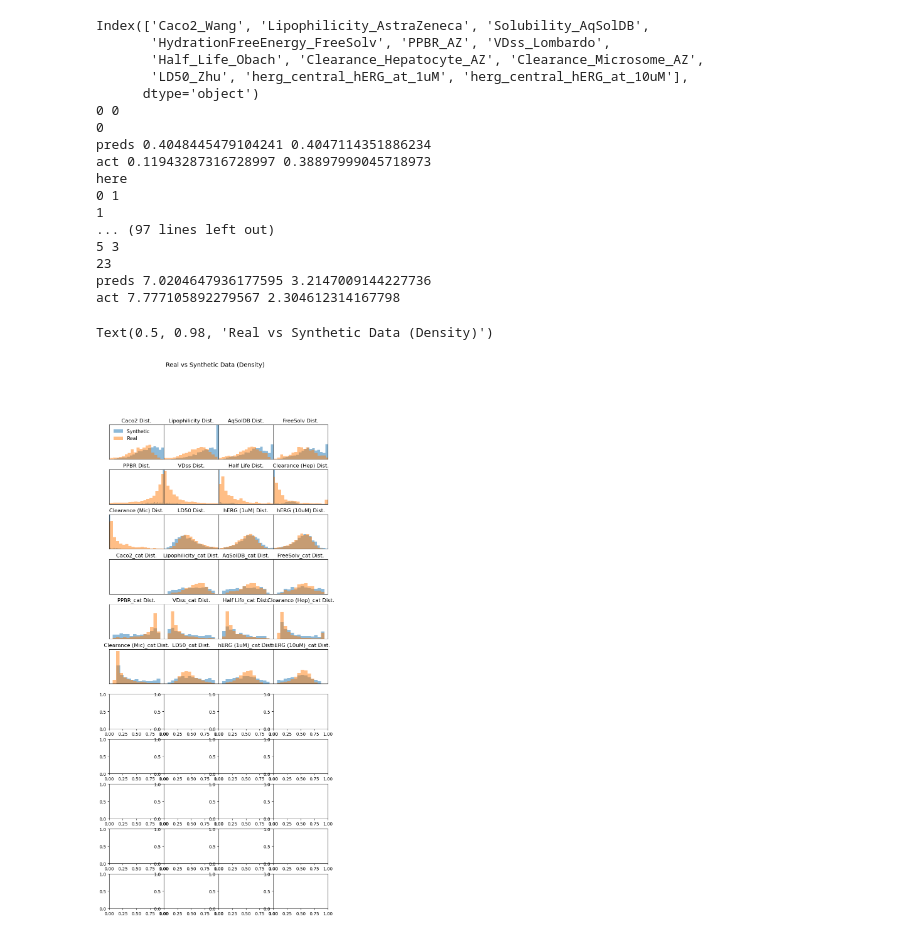
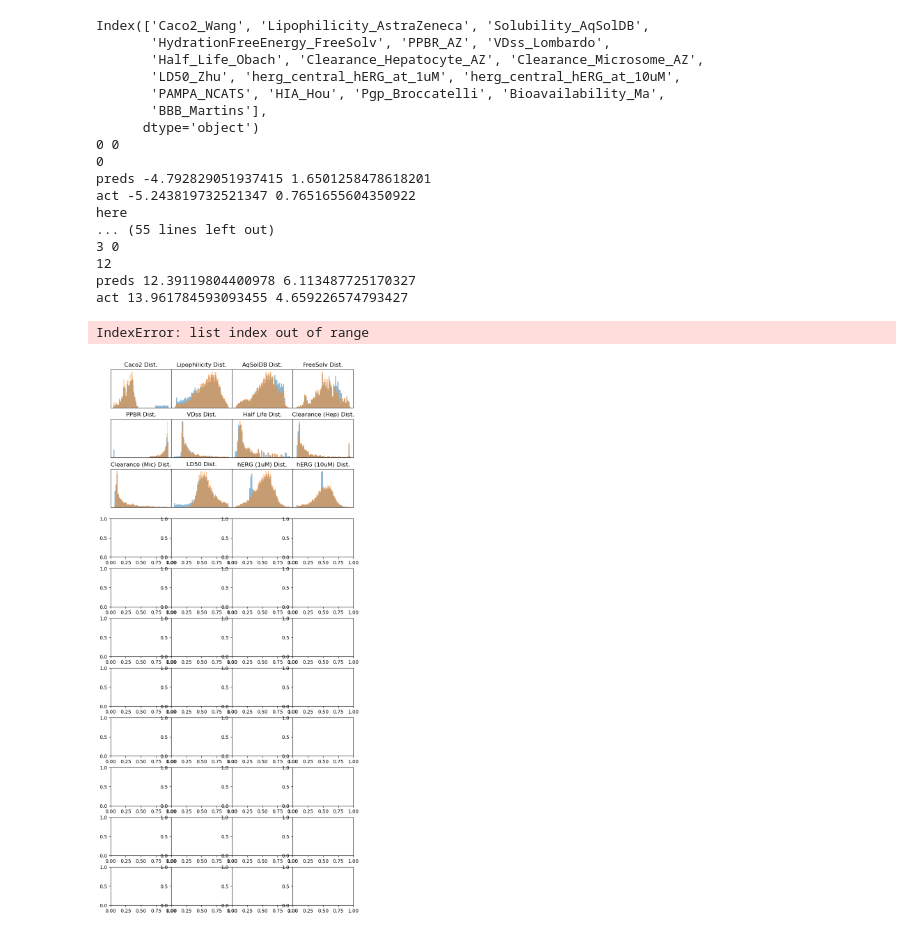
Before and after one commit to bing1100/syndata, a Jupyter notebook: 3. analyze.ipynb, the cells around one changed output. Drawn from its saved outputs; the diff is of its cells as text; code cells hidden in the pictures.

Commit message:
working categorical

```diff
--- a/3. analyze.ipynb
+++ b/3. analyze.ipynb
@@ -42,9 +42,9 @@ vlists = {
     k: v[inmask] for k,v in vlists.items()
 }
 
-vlists = {
-    k: norm(v) for k,v in vlists.items()
-}
+# vlists = {
+#     k: norm(v) for k,v in vlists.items()
+# }
 
 nullmask = np.stack([
     np.isnan(v)==False for _,v in vlists.items()
@@ -52,15 +52,15 @@ nullmask = np.stack([
 
 dmss = []
 for k,v in vlists.items():
-    vlists[k], dms = sample_local_gaussian(v, numbins=15)
+    vlists[k], dms = sample_local_gaussian(v, numbins=25)
     dmss.append(dms)
 
 for col in f.drop(labels=['Drug'], axis=1).columns[:12]:
-    vlists[col+"_cat"] = convert_categorical(vlists[col], numbins=15)
+    vlists[col+"_cat"] = convert_categorical(vlists[col], numbins=25)
 
 print(vlists)
 
-filename = "/media/bhux/alpha/xsd_mvp/3000e_normalized/2580_dict.csv"
+filename = "/media/bhux/alpha/xsd_mvp/3000e_optimal_cat_normalized/20_dict.csv"
 vals = pd.read_csv(filename).values
 
 smiles_vs = []
@@ -74,11 +74,11 @@ for v in vals:
 print(np.array(preds.keys()))
 
 for i, col in enumerate(f.drop(labels=['Drug'], axis=1).columns[:12]):
-    preds[i] = invert_categorical_norm(vlists[col], preds[i], preds[i+12], 15)
+    preds[i] = invert_categorical_norm(vlists[col], preds[i], preds[i+12], 25)
 
-preds = {
-    k: norm(preds[k]) for k in range(12)
-}
+# preds = {
+#     k: norm(preds[k]) for k in range(12)
+# }
 
 print(preds)
 # %% [output]
@@ -119,18 +119,18 @@ names = [
     "hERG (1uM)",
     "hERG (10uM)",
     # Categorical
-    "Caco2_cat",
-    "Lipophilicity_cat",
-    "AqSolDB_cat",
-    "FreeSolv_cat",
-    "PPBR_cat",
-    "VDss_cat",
-    "Half Life_cat",
-    "Clearance (Hep)_cat",
-    "Clearance (Mic)_cat",
-    "LD50_cat",
-    "hERG (1uM)_cat",
-    "hERG (10uM)_cat",
+    # "Caco2_cat",
+    # "Lipophilicity_cat",
+    # "AqSolDB_cat",
+    # "FreeSolv_cat",
+    # "PPBR_cat",
+    # "VDss_cat",
+    # "Half Life_cat",
+    # "Clearance (Hep)_cat",
+    # "Clearance (Mic)_cat",
+    # "LD50_cat",
+    # "hERG (1uM)_cat",
+    # "hERG (10uM)_cat",
     # 'PAMPA_NCATS',
     # 'HIA_Hou',
     # 'Pgp_Broccatelli',
@@ -164,48 +164,48 @@ for c, (col, y) in enumerate(vlists.items()):
     x = preds[c]
 
     print(c)
     print("preds", np.average(x), np.std(x))
     print("act", np.average(y), np.std(y))
 
-    bins=20
+    bins=50
     if c > 12:
         bins=14
     if c< 12:
         print("here")
 
     ax[i][j].set_title(f"{names[c]} Dist.", fontsize=12)
     ax[i][j].hist(x, bins=bins, alpha=0.5, label='Synthetic', density=True)
     ax[i][j].hist(y, bins=bins, alpha=0.5, label='Real', density=True)
-    ax[i][j].set_ylim(0,2.8)
-    ax[i][j].set_xlim(-1,1)
-    if c > 12:
-        ax[i][j].set_ylim(0,0.5)
-        ax[i][j].set_xlim(0,15)
+    # ax[i][j].set_ylim(0,2.8)
+    # ax[i][j].set_xlim(-1,1)
+    # if c > 12:
+    #     ax[i][j].set_ylim(0,0.5)
+    #     ax[i][j].set_xlim(0,15)
     ax[i][j].get_xaxis().set_ticks([])
     ax[i][j].get_yaxis().set_ticks([])
     #plt.yscale('log')
 
     # xyhist(preds[i], vlists[col], f"{col} Real vs Synthetic Data (Epoch: {e})")
 
 ax[0][0].legend(loc='upper left', fontsize=11, frameon=False)
 fig.suptitle("Real vs Synthetic Data (Density)", fontsize=14)
 # %% [output]
 Index(['Caco2_Wang', 'Lipophilicity_AstraZeneca', 'Solubility_AqSolDB',
        'HydrationFreeEnergy_FreeSolv', 'PPBR_AZ', 'VDss_Lombardo',
        'Half_Life_Obach', 'Clearance_Hepatocyte_AZ', 'Clearance_Microsome_AZ',
-       'LD50_Zhu', 'herg_central_hERG_at_1uM', 'herg_central_hERG_at_10uM'],
+       'LD50_Zhu', 'herg_central_hERG_at_1uM', 'herg_central_hERG_at_10uM',
+       'PAMPA_NCATS', 'HIA_Hou', 'Pgp_Broccatelli', 'Bioavailability_Ma',
+       'BBB_Martins'],
       dtype='object')
 0 0
 0
-preds 0.4048445479104241 0.4047114351886234
-act 0.11943287316728997 0.38897999045718973
+preds -4.792829051937415 1.6501258478618201
+act -5.243819732521347 0.7651655604350922
 here
-0 1
-1
-... (97 lines left out)
-5 3
-23
-preds 7.0204647936177595 3.2147009144227736
-act 7.777105892279567 2.304612314167798
+... (55 lines left out)
+3 0
+12
+preds 12.39119804400978 6.113487725170327
+act 13.961784593093455 4.659226574793427
-Text(0.5, 0.98, 'Real vs Synthetic Data (Density)')
+IndexError: list index out of range
-[figure, old version]
+[figure, new version]
```
Also changed, not shown: parts of 2 cells of this notebook, 3 other files.
